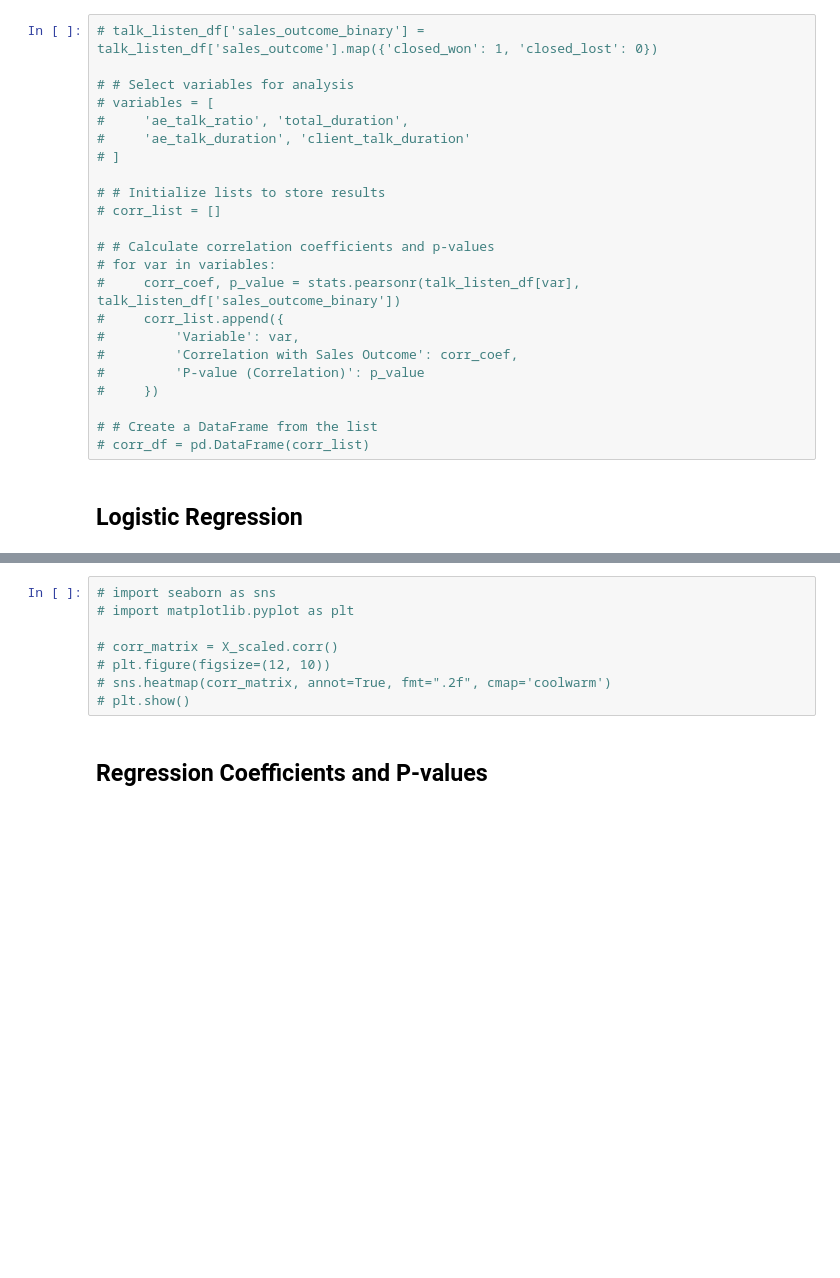
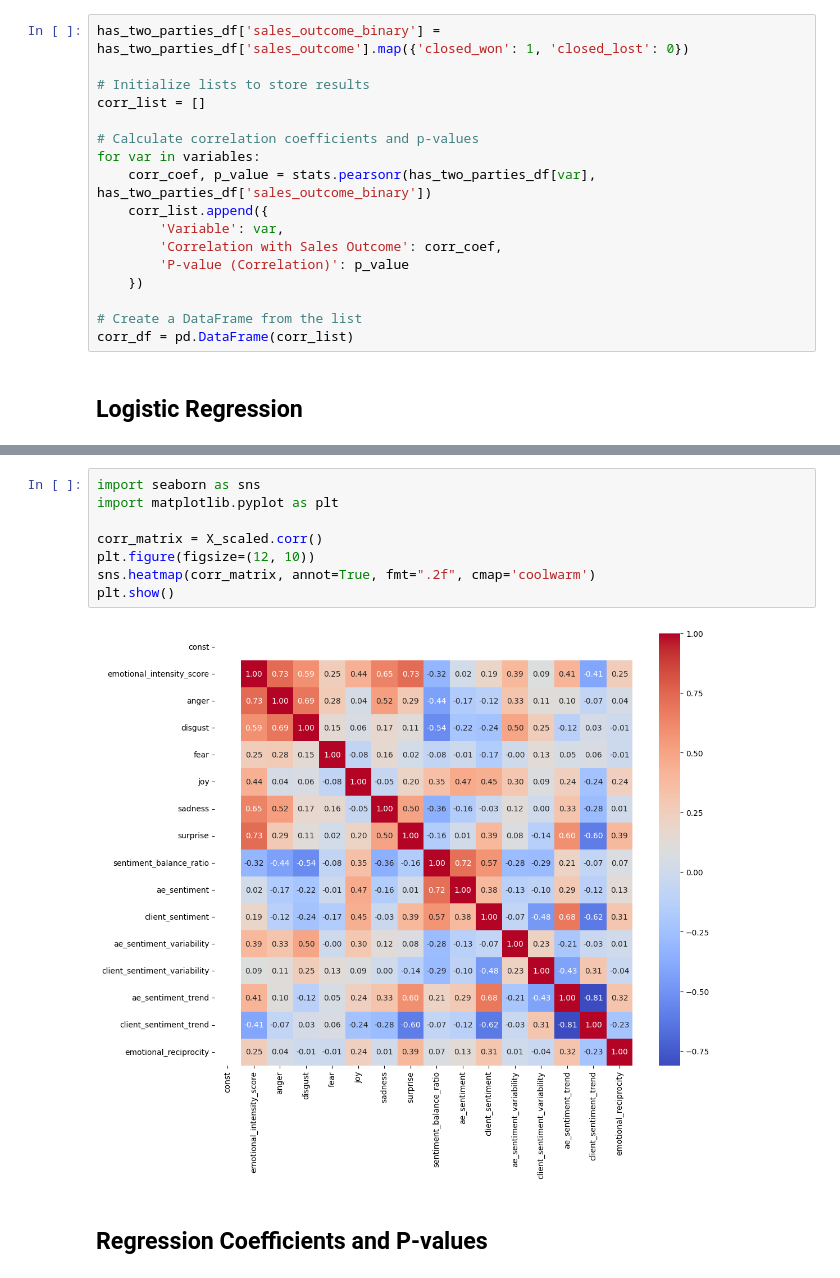
Before and after one commit to MyamazonguyGithub/sales-meetings-report, a Jupyter notebook: nb_sentiment_analysis.ipynb, the cells around one changed output, grey strips where cells are left out. Drawn from its saved outputs; the diff is of its cells as text; blank space fills up the shorter version.

```diff
--- a/nb_sentiment_analysis.ipynb
+++ b/nb_sentiment_analysis.ipynb
@@ -69,28 +273,22 @@ test_df.head()
 # %% [markdown]
 ## Correlation Analysis
 # %%
-# talk_listen_df['sales_outcome_binary'] = talk_listen_df['sales_outcome'].map({'closed_won': 1, 'closed_lost': 0})
+has_two_parties_df['sales_outcome_binary'] = has_two_parties_df['sales_outcome'].map({'closed_won': 1, 'closed_lost': 0})
 
-# # Select variables for analysis
-# variables = [
-#     'ae_talk_ratio', 'total_duration',
-#     'ae_talk_duration', 'client_talk_duration'
-# ]
+# Initialize lists to store results
+corr_list = []
 
-# # Initialize lists to store results
-# corr_list = []
+# Calculate correlation coefficients and p-values
+for var in variables:
+    corr_coef, p_value = stats.pearsonr(has_two_parties_df[var], has_two_parties_df['sales_outcome_binary'])
+    corr_list.append({
+        'Variable': var,
+        'Correlation with Sales Outcome': corr_coef,
+        'P-value (Correlation)': p_value
+    })
 
-# # Calculate correlation coefficients and p-values
-# for var in variables:
-#     corr_coef, p_value = stats.pearsonr(talk_listen_df[var], talk_listen_df['sales_outcome_binary'])
-#     corr_list.append({
-#         'Variable': var,
-#         'Correlation with Sales Outcome': corr_coef,
-#         'P-value (Correlation)': p_value
-#     })
-
-# # Create a DataFrame from the list
-# corr_df = pd.DataFrame(corr_list)
+# Create a DataFrame from the list
+corr_df = pd.DataFrame(corr_list)
 # %% [markdown]
 ## Logistic Regression
 # %%
@@ -130,11 +364,13 @@ test_df.head()
 # %%
-# import seaborn as sns
-# import matplotlib.pyplot as plt
+import seaborn as sns
+import matplotlib.pyplot as plt
 
-# corr_matrix = X_scaled.corr()
-# plt.figure(figsize=(12, 10))
-# sns.heatmap(corr_matrix, annot=True, fmt=".2f", cmap='coolwarm')
-# plt.show()
+corr_matrix = X_scaled.corr()
+plt.figure(figsize=(12, 10))
+sns.heatmap(corr_matrix, annot=True, fmt=".2f", cmap='coolwarm')
+plt.show()
+# %% [output]
+[figure, added]
 # %% [markdown]
 ## Regression Coefficients and P-values
 # %%
```
Also changed, not shown: parts of 13 cells of this notebook, 2 other files.
